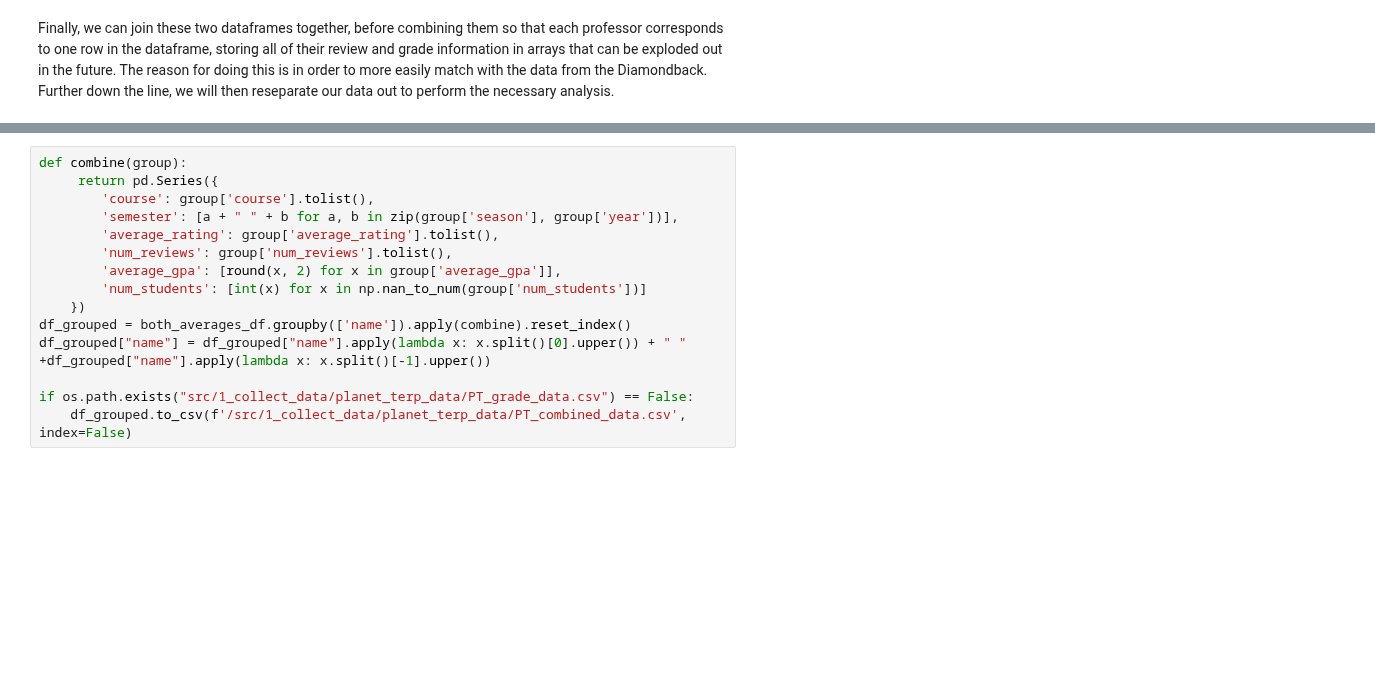
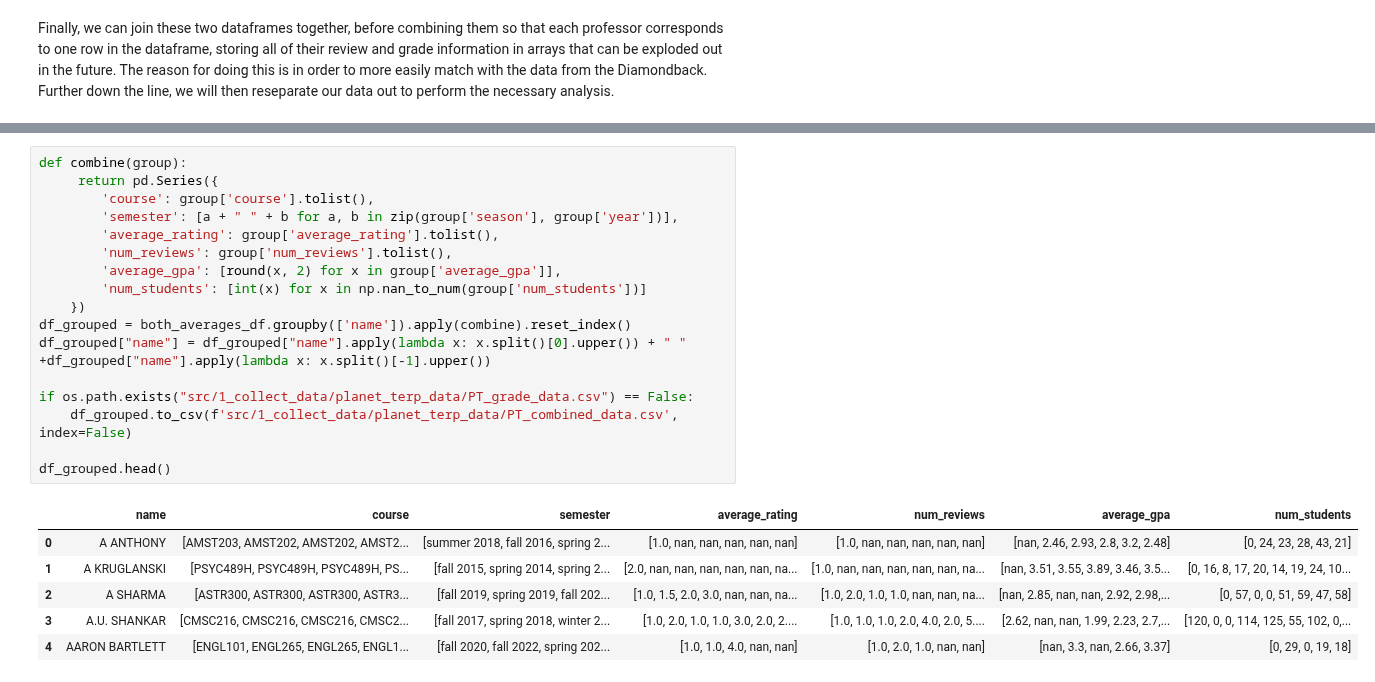
Before and after one commit to aaronl1661/teacherSalaryAnalysis, a Jupyter notebook: index.ipynb, the cells around one changed output, grey strips where cells are left out. Cells and saved outputs as stored; diff of their text form; blank space fills up the shorter version.

```diff
--- a/index.ipynb
+++ b/index.ipynb
@@ -323,15 +360,24 @@ both_averages_df = pd.merge(
 # %%
 def combine(group):
      return pd.Series({
         'course': group['course'].tolist(),
         'semester': [a + " " + b for a, b in zip(group['season'], group['year'])],
         'average_rating': group['average_rating'].tolist(),
         'num_reviews': group['num_reviews'].tolist(),
         'average_gpa': [round(x, 2) for x in group['average_gpa']],
         'num_students': [int(x) for x in np.nan_to_num(group['num_students'])]
     })
 df_grouped = both_averages_df.groupby(['name']).apply(combine).reset_index()
 df_grouped["name"] = df_grouped["name"].apply(lambda x: x.split()[0].upper()) + " " +df_grouped["name"].apply(lambda x: x.split()[-1].upper())
 
 if os.path.exists("src/1_collect_data/planet_terp_data/PT_grade_data.csv") == False:
-    df_grouped.to_csv(f'/src/1_collect_data/planet_terp_data/PT_combined_data.csv', index=False)
+    df_grouped.to_csv(f'src/1_collect_data/planet_terp_data/PT_combined_data.csv', index=False)
+
+df_grouped.head()
+# %% [output]
+|  | name | course | semester | average_rating | num_reviews | average_gpa | num_students |
+| 0 | A ANTHONY | [AMST203, AMST202, AMST202, AMST2... | [summer 2018, fall 2016, spring 2... | [1.0, nan, nan, nan, nan, nan] | [1.0, nan, nan, nan, nan, nan] | [nan, 2.46, 2.93, 2.8, 3.2, 2.48] | [0, 24, 23, 28, 43, 21] |
+| 1 | A KRUGLANSKI | [PSYC489H, PSYC489H, PSYC489H, PS... | [fall 2015, spring 2014, spring 2... | [2.0, nan, nan, nan, nan, nan, na... | [1.0, nan, nan, nan, nan, nan, na... | [nan, 3.51, 3.55, 3.89, 3.46, 3.5... | [0, 16, 8, 17, 20, 14, 19, 24, 10... |
+| 2 | A SHARMA | [ASTR300, ASTR300, ASTR300, ASTR3... | [fall 2019, spring 2019, fall 202... | [1.0, 1.5, 2.0, 3.0, nan, nan, na... | [1.0, 2.0, 1.0, 1.0, nan, nan, na... | [nan, 2.85, nan, nan, 2.92, 2.98,... | [0, 57, 0, 0, 51, 59, 47, 58] |
+| 3 | A.U. SHANKAR | [CMSC216, CMSC216, CMSC216, CMSC2... | [fall 2017, spring 2018, winter 2... | [1.0, 2.0, 1.0, 1.0, 3.0, 2.0, 2.... | [1.0, 1.0, 1.0, 2.0, 4.0, 2.0, 5.... | [2.62, nan, nan, 1.99, 2.23, 2.7,... | [120, 0, 0, 114, 125, 55, 102, 0,... |
+| 4 | AARON BARTLETT | [ENGL101, ENGL265, ENGL265, ENGL1... | [fall 2020, fall 2022, spring 202... | [1.0, 1.0, 4.0, nan, nan] | [1.0, 2.0, 1.0, nan, nan] | [nan, 3.3, nan, 2.66, 3.37] | [0, 29, 0, 19, 18] |
```
Also changed, not shown: parts of 14 cells of this notebook, 3 other files.
